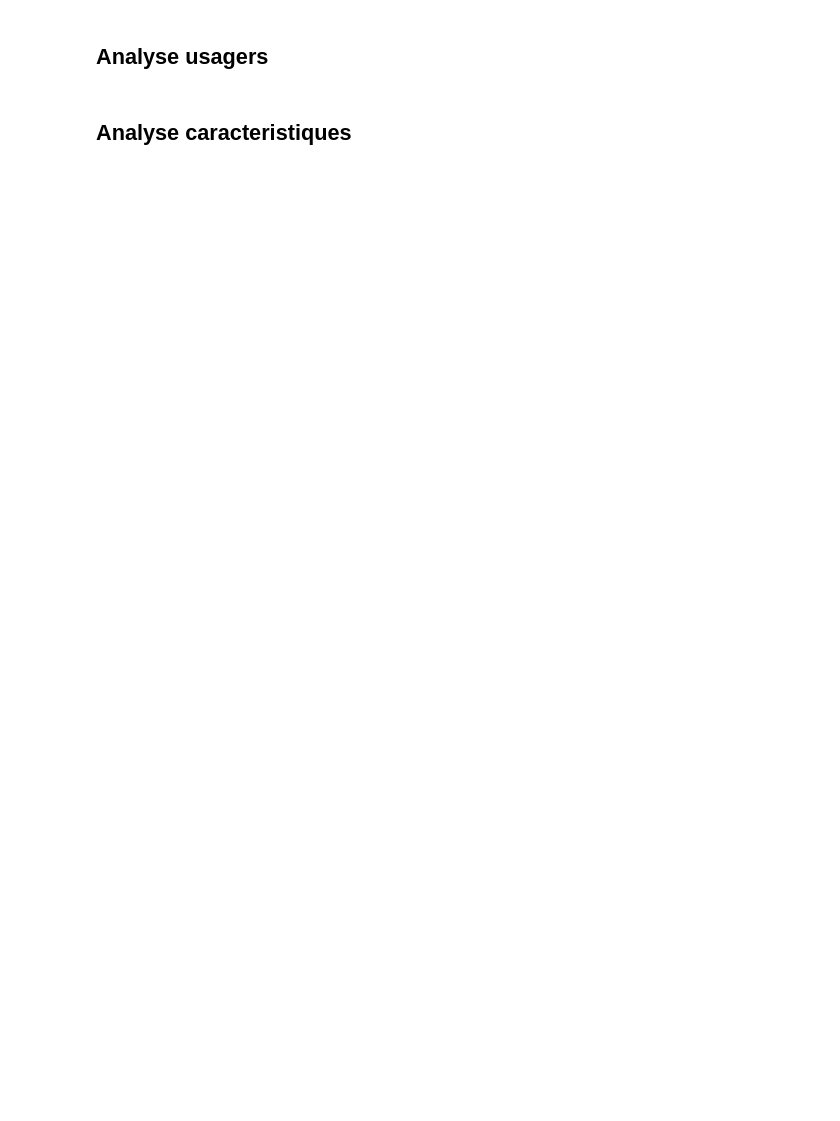
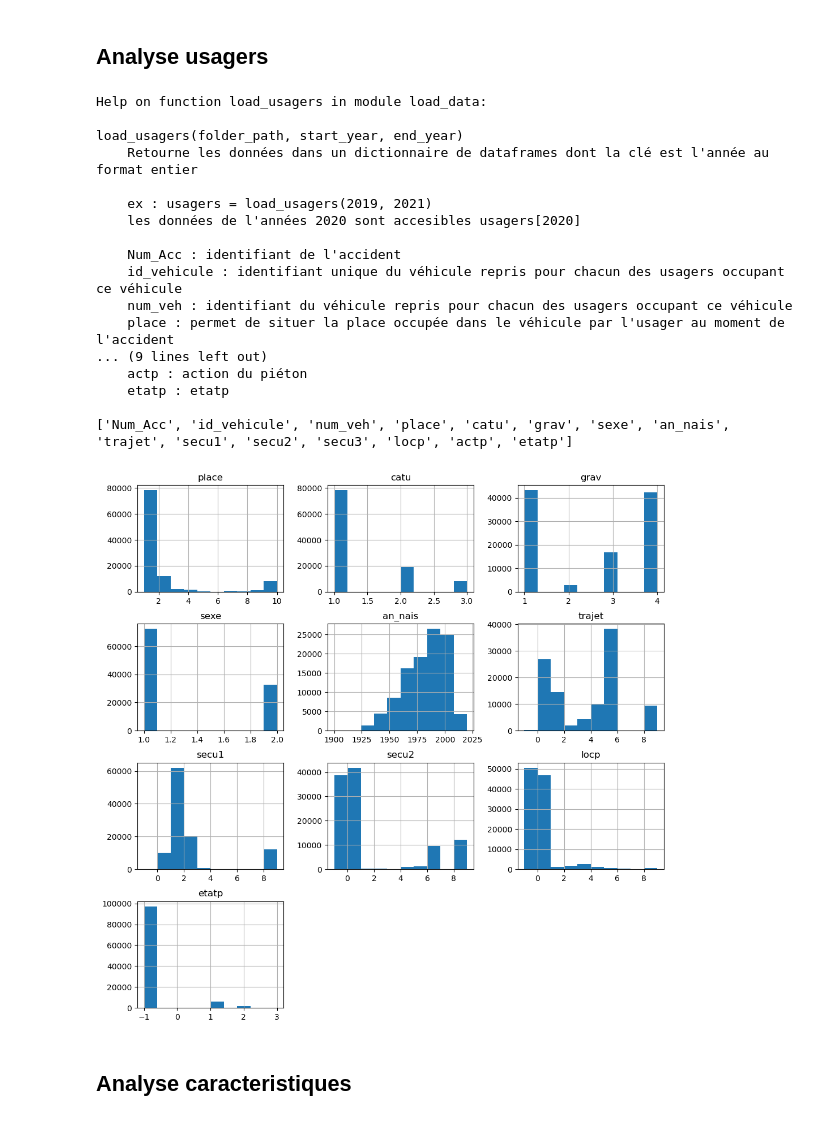
Before and after one commit to nicolascarayon/projet-accidents-routiers, a Jupyter notebook: nico_data_explo_gouv.ipynb, the cells around one changed output. Cells and saved outputs as stored; diff of their text form; code cells hidden in the pictures; blank space fills up the shorter version.

```diff
--- a/nico_data_explo_gouv.ipynb
+++ b/nico_data_explo_gouv.ipynb
@@ -7,22 +7,22 @@ import load_data as ld
 import seaborn as sns
 import geopandas as gpd
 
-dir_data = "C:\\Users\\Nicolas\\Data\\data.gouv.fr\\"
+dir_data = "C:\\Users\\nicol\\Data\\data.gouv.fr\\"
 
 # Véhicules immatriculés impliqués dans les accidents corporels - 2009 à 2021
-dic_vehic_immat = ld.load_vehic_immat_gouv(folder_path=dir_data, start_year=2009, end_year=2021)
+dic_vehic_immat = ld.load_vehic_immat(folder_path=dir_data, start_year=2009, end_year=2021)
 
 # Caractéristiques
-dic_caract = ld.load_caract_gouv(folder_path=dir_data, start_year=2005, end_year=2021)
+dic_caract = ld.load_caract(folder_path=dir_data, start_year=2005, end_year=2021)
 
 # Lieux
-dic_lieux = ld.load_lieux_gouv(folder_path=dir_data, start_year=2005, end_year=2021)
+dic_lieux = ld.load_lieux(folder_path=dir_data, start_year=2005, end_year=2021)
 
 # Usagers
-dic_usagers = ld.load_usagers_gouv(folder_path=dir_data, start_year=2005, end_year=2021)
+dic_usagers = ld.load_usagers(folder_path=dir_data, start_year=2005, end_year=2021)
 
 # Véhicules
-dic_vehic = ld.load_vehicules_gouv(folder_path=dir_data, start_year=2005, end_year=2021)
+dic_vehic = ld.load_vehicules(folder_path=dir_data, start_year=2005, end_year=2021)
 # %%
 # Etude des fichiers usagers-yyyy.csv
 
@@ -56,18 +75,37 @@ for k in range(1, 18):
 # %%
 # Analyse rapide des colonnes du fichier usager
 
-help(ld.load_usagers_gouv)
+help(ld.load_usagers)
 
 df = dic_usagers[2020]
 print(list(df.columns))
 
 fig = plt.figure(figsize=(12, 12))
 ax = fig.gca()
 df[['place', 'catu', 'grav', 'sexe', 'an_nais', 'trajet', 'secu1', 'secu2', 'locp', 'actp', 'etatp']].hist(ax = ax);
 # conducteur très majoritairement impliqué
 # ~70% d'hommes vs ~30% femmes
 # pic de jeunes conducteurs
 # pics sur promenade et trajets domicile-travail
+# %% [output]
+Help on function load_usagers in module load_data:
+
+load_usagers(folder_path, start_year, end_year)
+    Retourne les données dans un dictionnaire de dataframes dont la clé est l'année au format entier
+
+    ex : usagers = load_usagers(2019, 2021)
+    les données de l'années 2020 sont accesibles usagers[2020]
+
+    Num_Acc : identifiant de l'accident
+    id_vehicule : identifiant unique du véhicule repris pour chacun des usagers occupant ce véhicule
+    num_veh : identifiant du véhicule repris pour chacun des usagers occupant ce véhicule
+    place : permet de situer la place occupée dans le véhicule par l'usager au moment de l'accident
+... (9 lines left out)
+    actp : action du piéton
+    etatp : etatp
+
+['Num_Acc', 'id_vehicule', 'num_veh', 'place', 'catu', 'grav', 'sexe', 'an_nais', 'trajet', 'secu1', 'secu2', 'secu3', 'locp', 'actp', 'etatp']
+[figure, added]
 # %% [markdown]
 ## Analyse caracteristiques
 # %%
```
Also changed, not shown: parts of 7 cells of this notebook, 1 other file.
